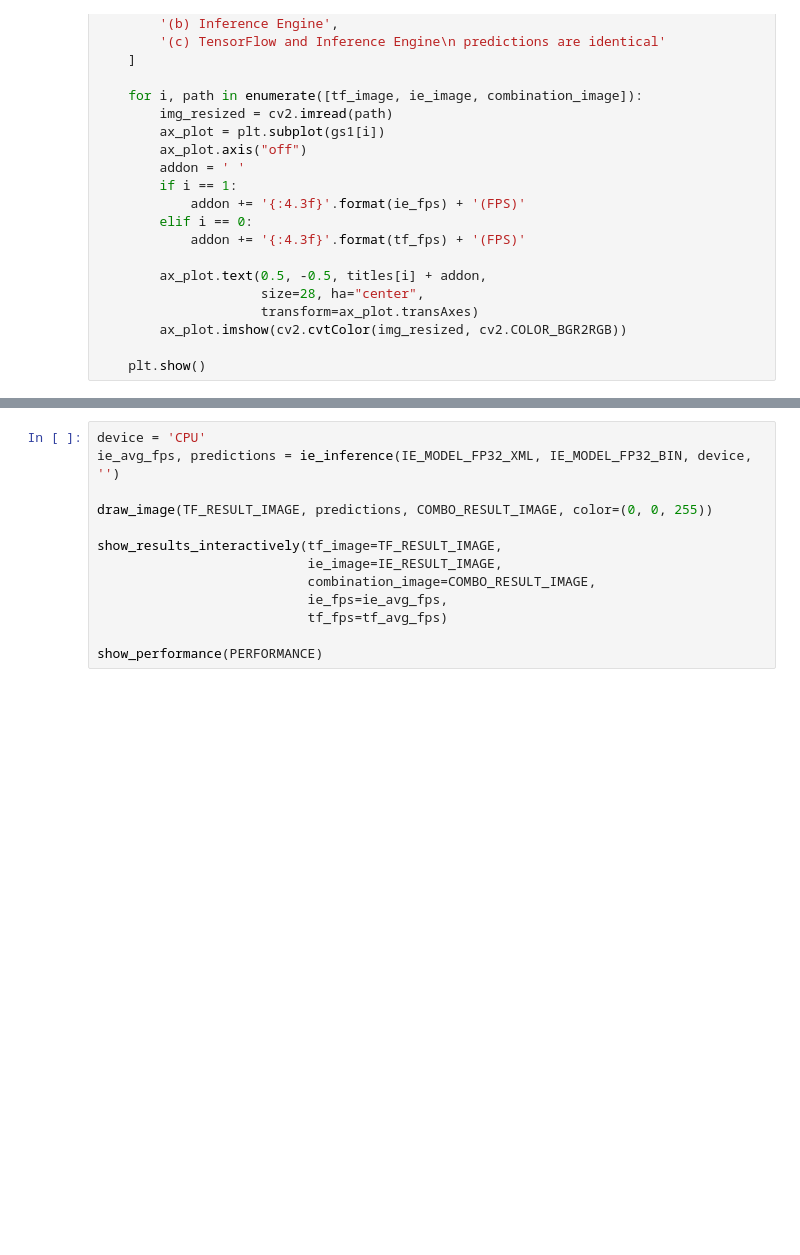
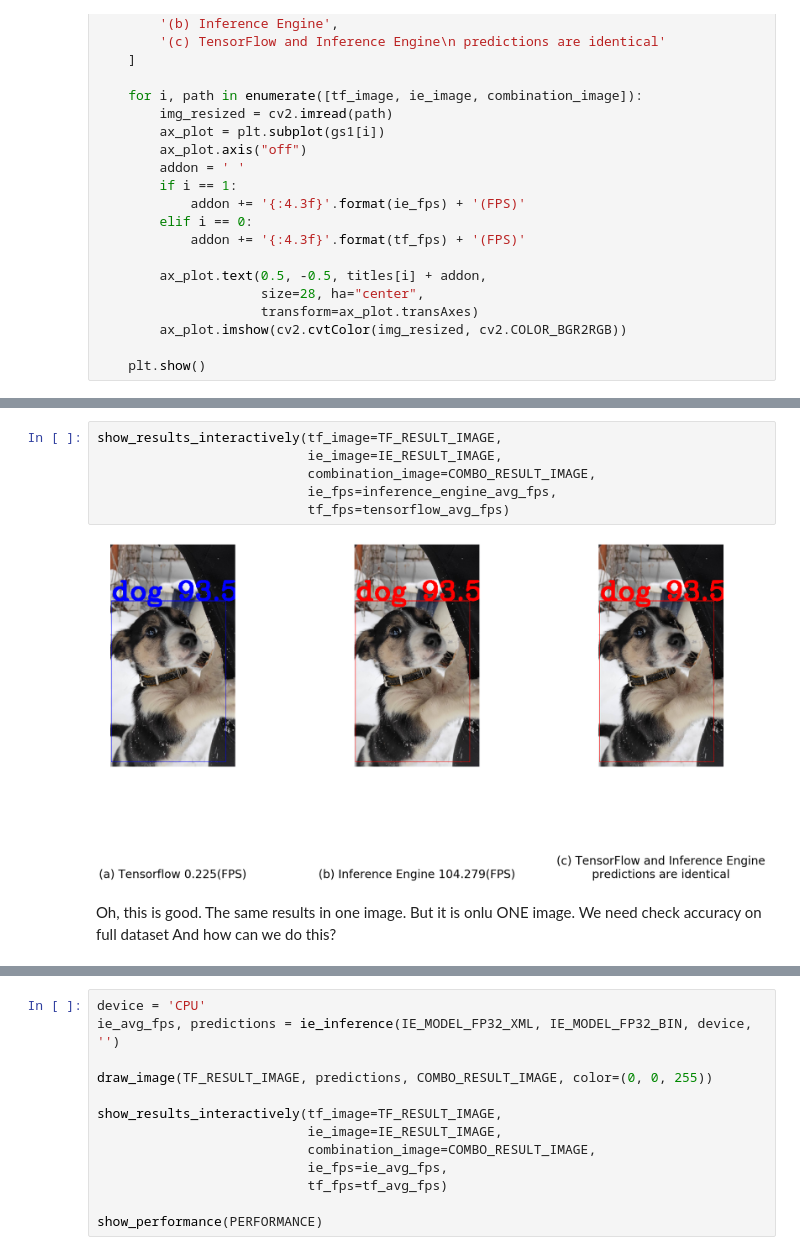
Before and after one commit to artyomtugaryov/openvino_workshop, a Jupyter notebook: OpenVINO_Workshop.ipynb, the cells around one changed output, grey strips where cells are left out. Saved outputs shown, nothing was run; the diff lists cells and outputs as text; blank space fills up the shorter version.

```diff
--- a/OpenVINO_Workshop.ipynb
+++ b/OpenVINO_Workshop.ipynb
@@ -634,2 +744,14 @@ draw_image(IMAGE, predictions, TF_RESULT_IMAGE, color=(255, 0, 0))
+# %%
+show_results_interactively(tf_image=TF_RESULT_IMAGE,
+                           ie_image=IE_RESULT_IMAGE,
+                           combination_image=COMBO_RESULT_IMAGE,
+                           ie_fps=inference_engine_avg_fps,
+                           tf_fps=tensorflow_avg_fps)
+# %% [output]
+[figure, added]
+# %% [markdown]
+Oh, this is good. The same results in one image. But it is onlu ONE image.
+We need check accuracy on full dataset
+And how can we do this?
 # %%
 !accuracy_check -c data/configs/accuracy_checker_config_tf.yml
```
Also changed, not shown: parts of 64 cells of this notebook, 14 other files.
